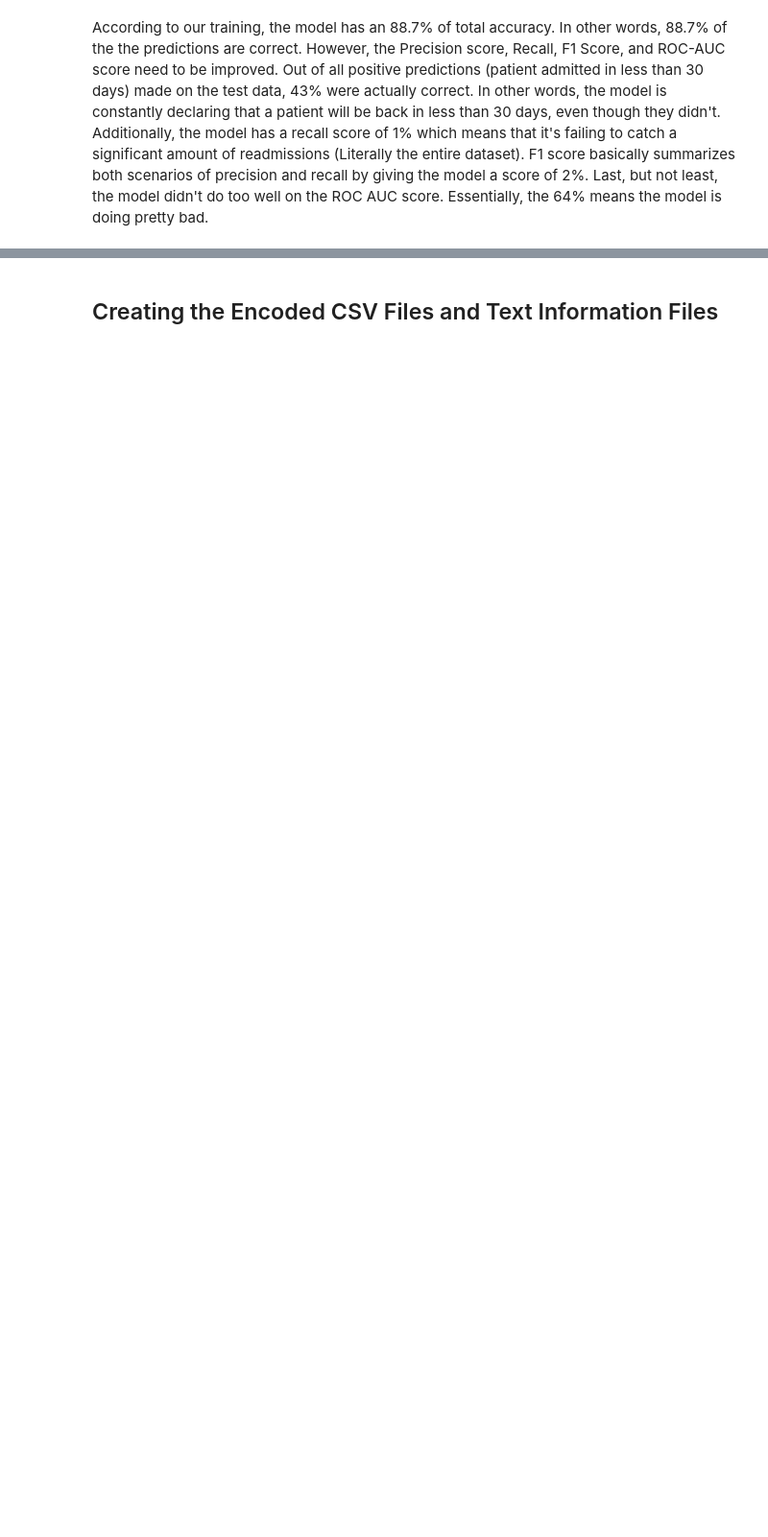
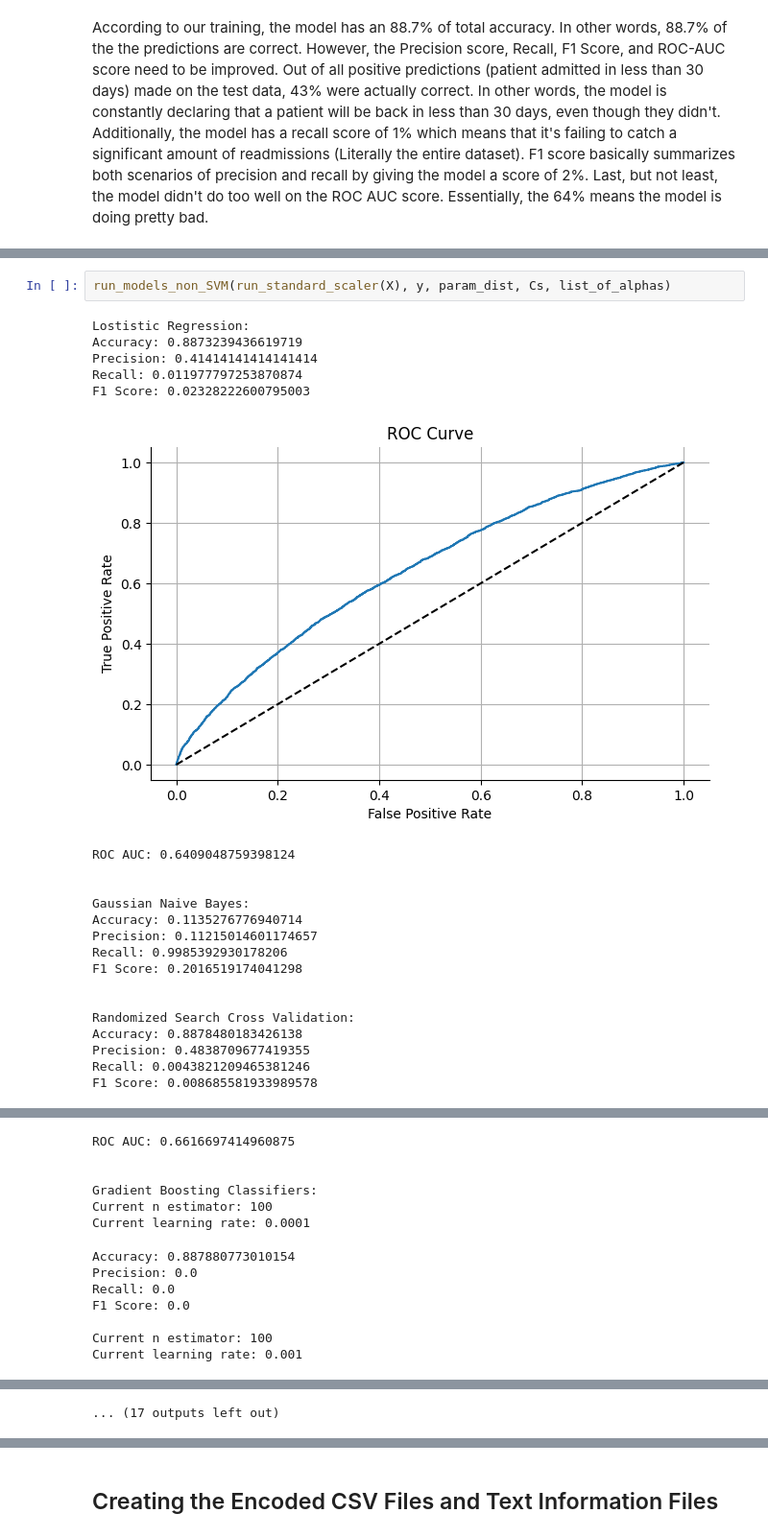
Before and after one commit to arunachalesh58/readmission-for-diabetes-patients, a Jupyter notebook: jupyter-nb-space/COMP-641-GroupProject.ipynb, the cells around one changed output, grey strips where cells are left out. Shown at 96% size. Drawn from its saved outputs; the diff is of its cells as text; blank space fills up the shorter version.

```diff
--- a/jupyter-nb-space/COMP-641-GroupProject.ipynb
+++ b/jupyter-nb-space/COMP-641-GroupProject.ipynb
@@ -1769,0 +2403,24 @@ According to our training, the model has an 88.7% of total accuracy. In other wo
+# %%
+run_models_non_SVM(run_standard_scaler(X), y, param_dist, Cs, list_of_alphas)
+# %% [output]
+Lostistic Regression:
+Accuracy: 0.8873239436619719
+Precision: 0.41414141414141414
+Recall: 0.011977797253870874
+F1 Score: 0.02328222600795003
+[figure, added]
+ROC AUC: 0.6409048759398124
+
+
+Gaussian Naive Bayes:
+Accuracy: 0.1135276776940714
+Precision: 0.11215014601174657
+Recall: 0.9985392930178206
+F1 Score: 0.2016519174041298
+
+
+Randomized Search Cross Validation:
+Accuracy: 0.8878480183426138
+Precision: 0.4838709677419355
+Recall: 0.0043821209465381246
+F1 Score: 0.008685581933989578
@@ -1769,0 +2428,13 @@ According to our training, the model has an 88.7% of total accuracy. In other wo
+ROC AUC: 0.6616697414960875
+
+
+Gradient Boosting Classifiers:
+Current n estimator: 100
+Current learning rate: 0.0001
+Accuracy: 0.887880773010154
+Precision: 0.0
+Recall: 0.0
+F1 Score: 0.0
+
+Current n estimator: 100
+Current learning rate: 0.001
@@ -1769,0 +2511 @@ According to our training, the model has an 88.7% of total accuracy. In other wo
+... (17 outputs left out)
```
Also changed, not shown: parts of 39 cells of this notebook.
